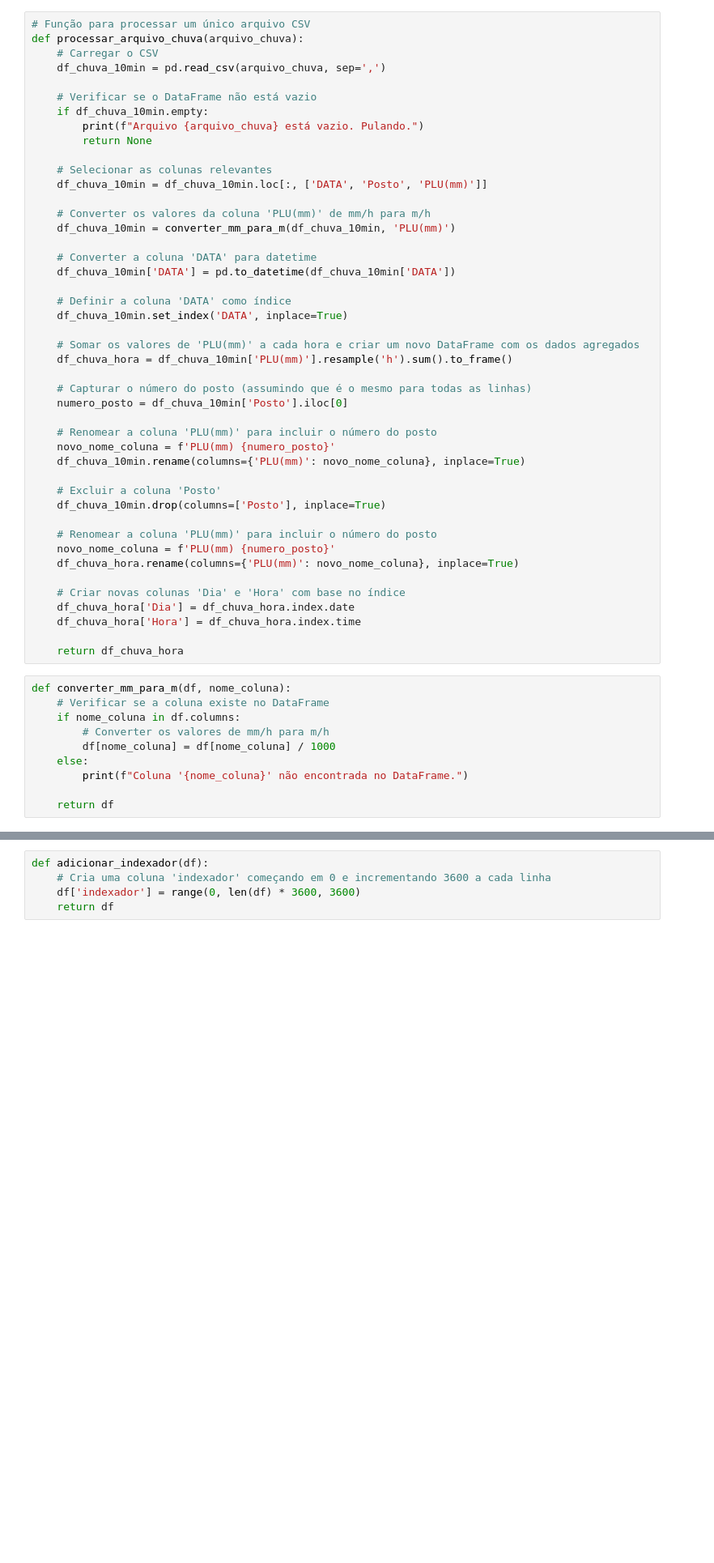
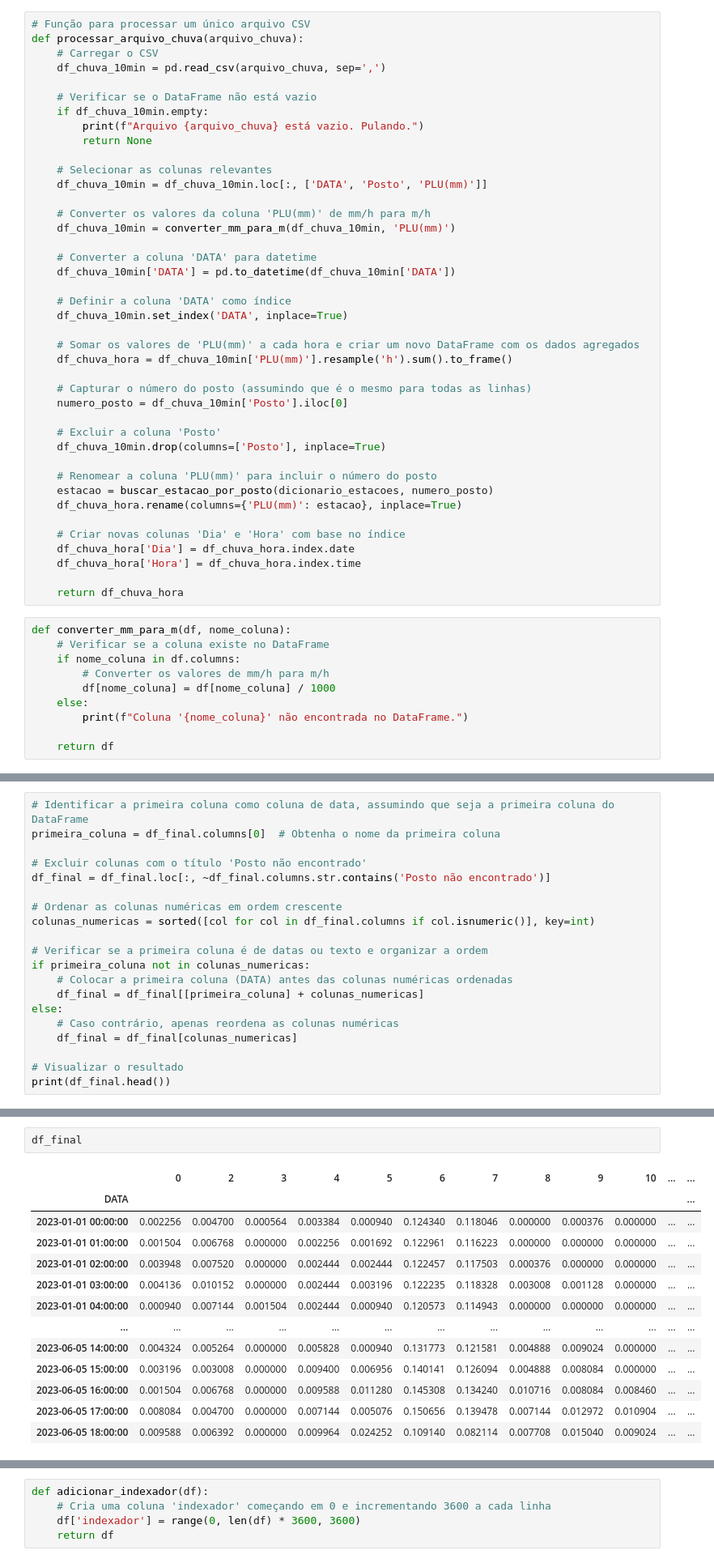
Before and after one commit to marcelof314/SP_urban_flooding, a Jupyter notebook: 06 Simulation package preparation.ipynb, the cells around one changed output, grey strips where cells are left out. Shown at 81% size. Cells and saved outputs as stored; diff of their text form; blank space fills up the shorter version.

Commit message:
Preparando o arquivo de pluviometria para o ano de 2023.
Signed-off-by: Marcelo Fernandes <41390930+marcelof314@users.noreply.github.com>

```diff
--- a/06 Simulation package preparation.ipynb
+++ b/06 Simulation package preparation.ipynb
@@ -382,16 +334,12 @@ def processar_arquivo_chuva(arquivo_chuva):
     # Capturar o número do posto (assumindo que é o mesmo para todas as linhas)
     numero_posto = df_chuva_10min['Posto'].iloc[0]
 
-    # Renomear a coluna 'PLU(mm)' para incluir o número do posto
-    novo_nome_coluna = f'PLU(mm) {numero_posto}'
-    df_chuva_10min.rename(columns={'PLU(mm)': novo_nome_coluna}, inplace=True)
-
     # Excluir a coluna 'Posto'
     df_chuva_10min.drop(columns=['Posto'], inplace=True)
 
     # Renomear a coluna 'PLU(mm)' para incluir o número do posto
-    novo_nome_coluna = f'PLU(mm) {numero_posto}'
-    df_chuva_hora.rename(columns={'PLU(mm)': novo_nome_coluna}, inplace=True)
+    estacao = buscar_estacao_por_posto(dicionario_estacoes, numero_posto)
+    df_chuva_hora.rename(columns={'PLU(mm)': estacao}, inplace=True)
 
     # Criar novas colunas 'Dia' e 'Hora' com base no índice
     df_chuva_hora['Dia'] = df_chuva_hora.index.date
@@ -459,2 +407,22 @@ Processando /Users/marcelofernandes/Library/CloudStorage/GoogleDrive-marcelo.fer
 
 [5 rows x 32 columns]
+# %%
+# Identificar a primeira coluna como coluna de data, assumindo que seja a primeira coluna do DataFrame
+primeira_coluna = df_final.columns[0]  # Obtenha o nome da primeira coluna
+
+# Excluir colunas com o título 'Posto não encontrado'
+df_final = df_final.loc[:, ~df_final.columns.str.contains('Posto não encontrado')]
+
+# Ordenar as colunas numéricas em ordem crescente
+colunas_numericas = sorted([col for col in df_final.columns if col.isnumeric()], key=int)
+
+# Verificar se a primeira coluna é de datas ou texto e organizar a ordem
+if primeira_coluna not in colunas_numericas:
+    # Colocar a primeira coluna (DATA) antes das colunas numéricas ordenadas
+    df_final = df_final[[primeira_coluna] + colunas_numericas]
+else:
+    # Caso contrário, apenas reordena as colunas numéricas
+    df_final = df_final[colunas_numericas]
+
+# Visualizar o resultado
+print(df_final.head())
@@ -460,0 +447,16 @@ Processando /Users/marcelofernandes/Library/CloudStorage/GoogleDrive-marcelo.fer
+# %%
+df_final
+# %% [output]
+|  | 0 | 2 | 3 | 4 | 5 | 6 | 7 | 8 | 9 | 10 | ... | ... |
+| DATA |  |  |  |  |  |  |  |  |  |  |  | ... |
+| 2023-01-01 00:00:00 | 0.002256 | 0.004700 | 0.000564 | 0.003384 | 0.000940 | 0.124340 | 0.118046 | 0.000000 | 0.000376 | 0.000000 | ... | ... |
+| 2023-01-01 01:00:00 | 0.001504 | 0.006768 | 0.000000 | 0.002256 | 0.001692 | 0.122961 | 0.116223 | 0.000000 | 0.000000 | 0.000000 | ... | ... |
+| 2023-01-01 02:00:00 | 0.003948 | 0.007520 | 0.000000 | 0.002444 | 0.002444 | 0.122457 | 0.117503 | 0.000376 | 0.000000 | 0.000000 | ... | ... |
+| 2023-01-01 03:00:00 | 0.004136 | 0.010152 | 0.000000 | 0.002444 | 0.003196 | 0.122235 | 0.118328 | 0.003008 | 0.001128 | 0.000000 | ... | ... |
+| 2023-01-01 04:00:00 | 0.000940 | 0.007144 | 0.001504 | 0.002444 | 0.000940 | 0.120573 | 0.114943 | 0.000000 | 0.000000 | 0.000000 | ... | ... |
+| ... | ... | ... | ... | ... | ... | ... | ... | ... | ... | ... | ... | ... |
+| 2023-06-05 14:00:00 | 0.004324 | 0.005264 | 0.000000 | 0.005828 | 0.000940 | 0.131773 | 0.121581 | 0.004888 | 0.009024 | 0.000000 | ... | ... |
+| 2023-06-05 15:00:00 | 0.003196 | 0.003008 | 0.000000 | 0.009400 | 0.006956 | 0.140141 | 0.126094 | 0.004888 | 0.008084 | 0.000000 | ... | ... |
+| 2023-06-05 16:00:00 | 0.001504 | 0.006768 | 0.000000 | 0.009588 | 0.011280 | 0.145308 | 0.134240 | 0.010716 | 0.008084 | 0.008460 | ... | ... |
+| 2023-06-05 17:00:00 | 0.008084 | 0.004700 | 0.000000 | 0.007144 | 0.005076 | 0.150656 | 0.139478 | 0.007144 | 0.012972 | 0.010904 | ... | ... |
+| 2023-06-05 18:00:00 | 0.009588 | 0.006392 | 0.000000 | 0.009964 | 0.024252 | 0.109140 | 0.082114 | 0.007708 | 0.015040 | 0.009024 | ... | ... |
```
Also changed, not shown: parts of 10 cells of this notebook.
